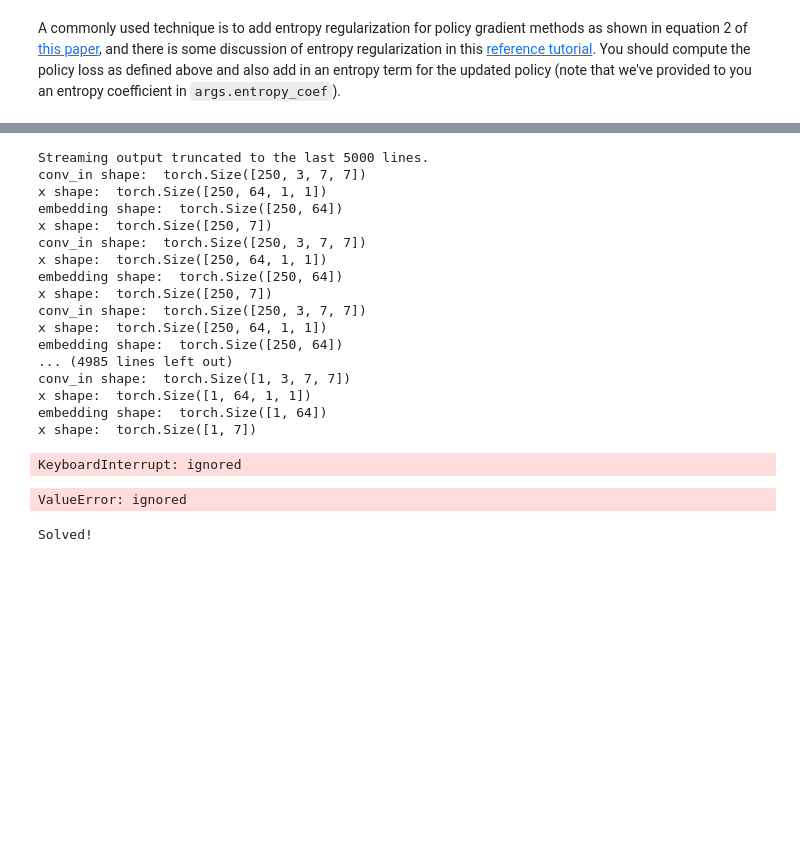
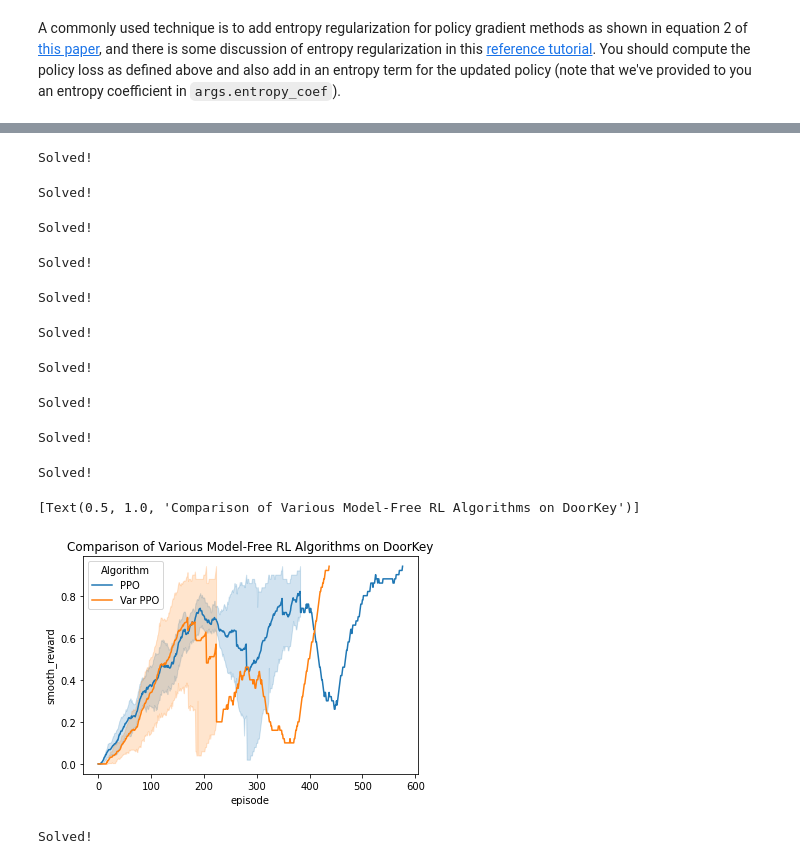
Before and after one commit to LuisCGit/6.484-reinforcement-learning, a Jupyter notebook: uncertainty_aware_baseline.ipynb, the cells around one changed output, grey strips where cells are left out. Cells and saved outputs as stored; diff of their text form; code cells hidden in the pictures; blank space fills up the shorter version.

Commit message:
graph

```diff
--- a/uncertainty_aware_baseline.ipynb
+++ b/uncertainty_aware_baseline.ipynb
@@ -307,6 +303,10 @@ def collect_experiences(env, acmodel, args, device=None):
             break
 
     discounted_reward = compute_discounted_return(rewards[:T], args.discount, device)
+    if acmodel.num_critics == 1:
+      advantage_gae=compute_advantage_gae(values, rewards, T, args.gae_lambda, args.discount, uncertainty_aware = False)
+    else:
+      advantage_gae=compute_advantage_gae(values, rewards, T, args.gae_lambda, args.discount, uncertainty_aware = True)
     exps = dict(
         obs = preprocess_obss([
             obss[i]
@@ -318,7 +318,7 @@ def collect_experiences(env, acmodel, args, device=None):
         advantage = discounted_reward-values[:T,:].mean(dim=1),
         log_prob = log_probs[:T],
         discounted_reward = discounted_reward,
-        advantage_gae=compute_advantage_gae(values, rewards, T, args.gae_lambda, args.discount)
+        advantage_gae=advantage_gae
     )
 
     logs = {
@@ -416,9 +416,7 @@ def run_experiment(args, parameter_update):
     pbar = tqdm(range(args.max_episodes))
     for update in pbar:
         #exps, logs1 = collect_experiences(env, acmodel, args, device)
-        batch_size = 8
-        exp_batch = [collect_experiences(env, acmodel, args, device) for _ in range(batch_size)]
-        print("BATCHES GENERATED")
+        exp_batch = [collect_experiences(env, acmodel, args, device) for _ in range(args.batch_size)]
         for i, (exp, logs) in enumerate(exp_batch):
           #update policy on exp
           logs_actor = parameter_update(optimizer_actor, acmodel, exp, args, target_params = "actor")
@@ -427,7 +425,7 @@ def run_experiment(args, parameter_update):
           num_frames += logs["num_frames"]
           smooth_reward = np.mean(rewards[-SMOOTH_REWARD_WINDOW:])
 
-          data = {'episode':update*batch_size + i, 'num_frames':num_frames, 'smooth_reward':smooth_reward,
+          data = {'episode':update*args.batch_size + i, 'num_frames':num_frames, 'smooth_reward':smooth_reward,
                 'reward':logs["return_per_episode"], 'policy_loss':logs_actor["policy_loss"]}
           if args.use_critic:
             data['value_loss'] = logs_actor["value_loss"]
@@ -712,7 +710,8 @@ def update_parameters_ppo(optimizer, acmodel, sb, args, target_params):
     return logs
 # %%
 args = Config(use_critic=True, use_gae=True)
-args.num_critics = 10
+args.num_critics = 1
+args.batch_size = 4
 df_ppo = run_experiment(args, update_parameters_ppo)
 
 df_ppo.plot(x='num_frames', y=['reward', 'smooth_reward'])
@@ -724,7 +740,8 @@ df_master = pd.DataFrame()
 for i in range(num_seeds):
   #Only 1 critic (Vanilla PPO)
   args = Config(use_critic=True, use_gae=True)
-  args.num_critics = 10
+  args.num_critics = 1
+  args.batch_size = 4
   df_ppo = run_experiment(args, update_parameters_ppo)
   df_ppo['Algorithm'] = 'PPO'
   df_ppo['Seed'] = i
@@ -733,38 +750,29 @@ for i in range(num_seeds):
   #10 critics
   args = Config(use_critic=True, use_gae=True)
   args.num_critics = 10
+  args.batch_size = 4
   df_var_ppo = run_experiment(args, update_parameters_ppo)
   df_var_ppo['Algorithm'] = 'Var PPO'
   df_var_ppo['Seed'] = i
   df_var_ppo['episode'] = np.arange(df_var_ppo.shape[0])
   df_master = pd.concat((df_master,df_var_ppo),ignore_index=True)
 # %% [output]
-Streaming output truncated to the last 5000 lines.
-conv_in shape:  torch.Size([250, 3, 7, 7])
-x shape:  torch.Size([250, 64, 1, 1])
-embedding shape:  torch.Size([250, 64])
-x shape:  torch.Size([250, 7])
-conv_in shape:  torch.Size([250, 3, 7, 7])
-x shape:  torch.Size([250, 64, 1, 1])
-embedding shape:  torch.Size([250, 64])
-x shape:  torch.Size([250, 7])
-conv_in shape:  torch.Size([250, 3, 7, 7])
-x shape:  torch.Size([250, 64, 1, 1])
-embedding shape:  torch.Size([250, 64])
-... (4985 lines left out)
-conv_in shape:  torch.Size([1, 3, 7, 7])
-x shape:  torch.Size([1, 64, 1, 1])
-embedding shape:  torch.Size([1, 64])
-x shape:  torch.Size([1, 7])
+Solved!
-KeyboardInterrupt: ignored
+Solved!
+Solved!
+Solved!
+Solved!
+Solved!
+Solved!
+Solved!
+Solved!
+Solved!
-# %%
-args = Config(use_critic=True, use_gae=True)
-args.num_critics = 1
-df_ppo = run_experiment(args, update_parameters_ppo)
-
-df_ppo.plot(x='num_frames', y=['reward', 'smooth_reward'])
-# %% [output]
-ValueError: ignored
+# %%
+sns.lineplot(data=df_master, x="episode", y="smooth_reward", hue="Algorithm",estimator="mean").set(
+    title='Comparison of Various Model-Free RL Algorithms on DoorKey')
+# %% [output]
+[Text(0.5, 1.0, 'Comparison of Various Model-Free RL Algorithms on DoorKey')]
+[figure, added]
 # %%
 args = Config(use_critic=True, use_gae=True)
 df_ppo = run_experiment(args, update_parameters_ppo)
```
Also changed, not shown: parts of 3 cells of this notebook.
